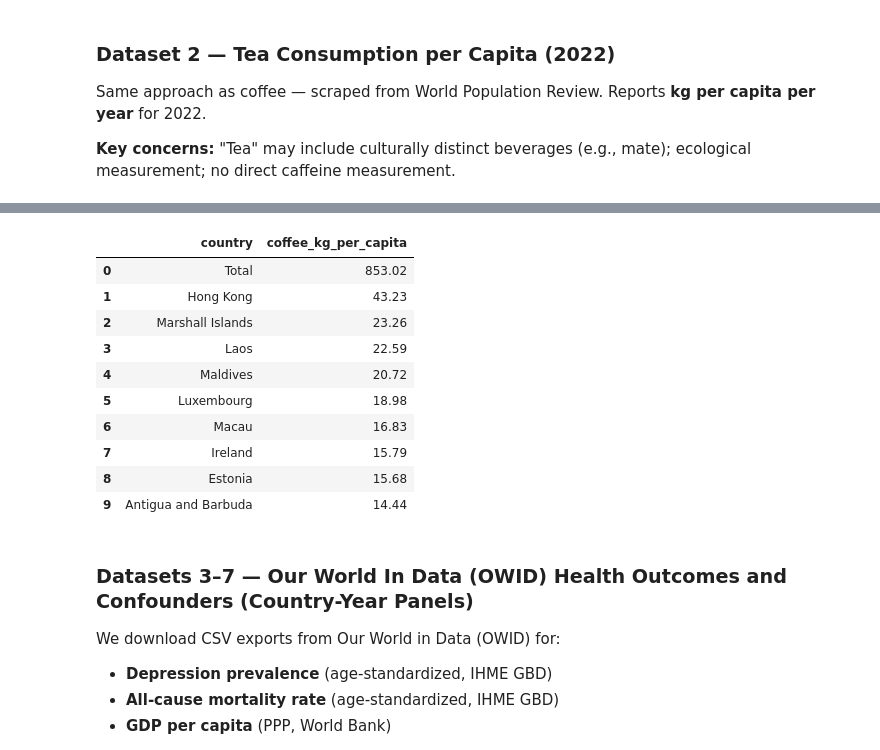
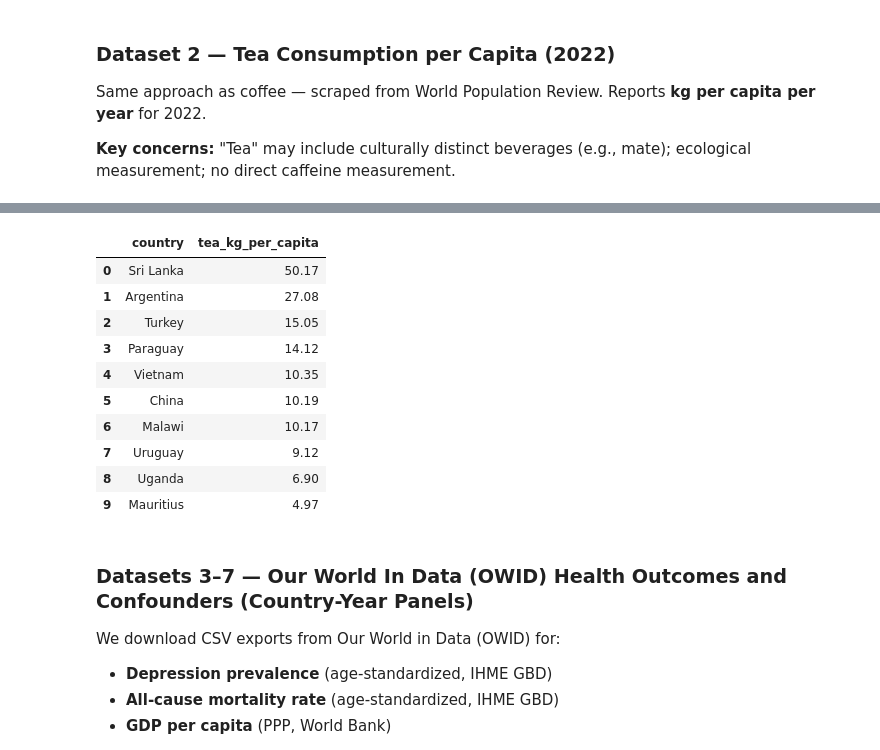
Before and after one commit to COGS108/Group077_WI26, a Jupyter notebook: 02-EDACheckpoint.ipynb, the cells around one changed output, grey strips where cells are left out. Saved outputs shown, nothing was run; the diff lists cells and outputs as text; code cells hidden in the pictures.

Commit message:
add tea data processing

```diff
--- a/02-EDACheckpoint.ipynb
+++ b/02-EDACheckpoint.ipynb
@@ -217,66 +217,41 @@ Same approach as coffee — scraped from World Population Review. Reports **kg p
 
 **Key concerns:** "Tea" may include culturally distinct beverages (e.g., mate); ecological measurement; no direct caffeine measurement.
 # %%
-## Dataset 1: Coffee — extract table from downloaded HTML, clean, persist
-from pathlib import Path
-import re
-import pandas as pd
-import numpy as np
-import seaborn as sns
-import matplotlib.pyplot as plt
-from IPython.display import display
+## Dataset 2: Tea — extract table from downloaded HTML, clean, persist
+tea_html = RAW / 'wpr_tea.html'
+try:
+    all_tables_tea = pd.read_html(tea_html, flavor='lxml')
+except ImportError:
+    all_tables_tea = pd.read_html(tea_html, flavor='html.parser')
 
-# lxml may not be installed; install it + use html5lib as fallback
-import subprocess, importlib
-for pkg in ['lxml', 'html5lib']:
-    try:
-        importlib.import_module(pkg)
-    except ImportError:
-        subprocess.check_call(['pip', 'install', '-q', pkg])
-
-RAW       = Path('data/00-raw')
-INTERIM   = Path('data/01-interim')
-PROCESSED = Path('data/02-processed')
-FIG       = Path('figures')
-for p in [RAW, INTERIM, PROCESSED, FIG]:
-    p.mkdir(parents=True, exist_ok=True)
-
-# ── Parse the HTML already downloaded by get_data ──
-coffee_html = RAW / 'wpr_coffee.html'
-try:
-    all_tables = pd.read_html(coffee_html, flavor='lxml')
-except ImportError:
-    all_tables = pd.read_html(coffee_html, flavor='html.parser')
-
-coffee_raw = next(
-    (t for t in all_tables
+tea_raw = next(
+    (t for t in all_tables_tea
      if any('kg' in str(c).lower() and 'capita' in str(c).lower() for c in t.columns)),
-    all_tables[0]
+    all_tables_tea[0]
 )
 
-# ── Normalize columns ──
-coffee_raw.columns = [
-    re.sub(r'\W+', '_', c.strip()).strip('_').lower() for c in coffee_raw.columns
+tea_raw.columns = [
+    re.sub(r'\W+', '_', c.strip()).strip('_').lower() for c in tea_raw.columns
 ]
 
-cname = next((c for c in coffee_raw.columns if 'country' in c), coffee_raw.columns[0])
-crate = next((c for c in coffee_raw.columns if 'kg' in c and 'capita' in c), coffee_raw.columns[1])
+tname = next((c for c in tea_raw.columns if 'country' in c), tea_raw.columns[0])
+trate = next((c for c in tea_raw.columns if 'kg' in c and 'capita' in c), tea_raw.columns[1])
 
-coffee_df = (
-    coffee_raw[[cname, crate]]
-    .rename(columns={cname: 'country', crate: 'coffee_kg_per_capita'})
-    .assign(coffee_kg_per_capita=lambda d: pd.to_numeric(d['coffee_kg_per_capita'], errors='coerce'))
+tea_df = (
+    tea_raw[[tname, trate]]
+    .rename(columns={tname: 'country', trate: 'tea_kg_per_capita'})
+    .assign(tea_kg_per_capita=lambda d: pd.to_numeric(d['tea_kg_per_capita'], errors='coerce'))
     .dropna()
     .drop_duplicates(subset='country')
-    .sort_values('coffee_kg_per_capita', ascending=False)
+    .sort_values('tea_kg_per_capita', ascending=False)
     .reset_index(drop=True)
 )
 
-print(f"Coffee: {coffee_df.shape[0]} countries  |  "
-      f"min={coffee_df['coffee_kg_per_capita'].min():.2f}  "
-      f"median={coffee_df['coffee_kg_per_capita'].median():.2f}  "
-      f"max={coffee_df['coffee_kg_per_capita'].max():.2f} kg/cap")
+print(f"Tea: {tea_df.shape[0]} countries  |  "
+      f"min={tea_df['tea_kg_per_capita'].min():.2f}  "
+      f"median={tea_df['tea_kg_per_capita'].median():.2f}  "
+      f"max={tea_df['tea_kg_per_capita'].max():.2f} kg/cap")
 
-coffee_df.to_csv(PROCESSED / 'coffee_processed.csv', index=False)
-display(coffee_df.head(10))
+tea_df.to_csv(PROCESSED / 'tea_processed.csv', index=False)
+display(tea_df.head(10))
 # %% [output]
@@ -284,14 +259,14 @@ Coffee: 175 countries  |  min=0.01  median=3.00  max=853.02 kg/cap
-|  | country | coffee_kg_per_capita |
-| 0 | Total | 853.02 |
-| 1 | Hong Kong | 43.23 |
-| 2 | Marshall Islands | 23.26 |
-| 3 | Laos | 22.59 |
-| 4 | Maldives | 20.72 |
-| 5 | Luxembourg | 18.98 |
-| 6 | Macau | 16.83 |
-| 7 | Ireland | 15.79 |
-| 8 | Estonia | 15.68 |
-| 9 | Antigua and Barbuda | 14.44 |
+|  | country | tea_kg_per_capita |
+| 0 | Sri Lanka | 50.17 |
+| 1 | Argentina | 27.08 |
+| 2 | Turkey | 15.05 |
+| 3 | Paraguay | 14.12 |
+| 4 | Vietnam | 10.35 |
+| 5 | China | 10.19 |
+| 6 | Malawi | 10.17 |
+| 7 | Uruguay | 9.12 |
+| 8 | Uganda | 6.90 |
+| 9 | Mauritius | 4.97 |
 # %% [markdown]
 ### Datasets 3–7 — Our World In Data (OWID) Health Outcomes and Confounders (Country-Year Panels)
 
```
Also changed, not shown: parts of 2 cells of this notebook.
